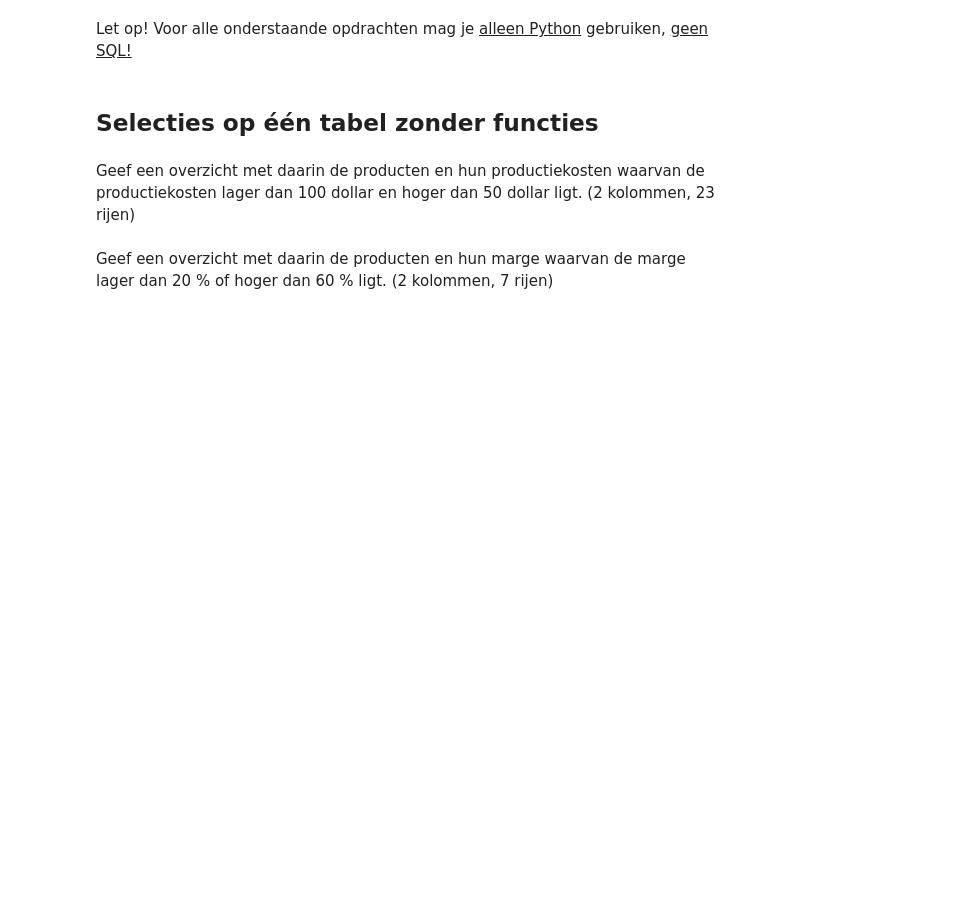
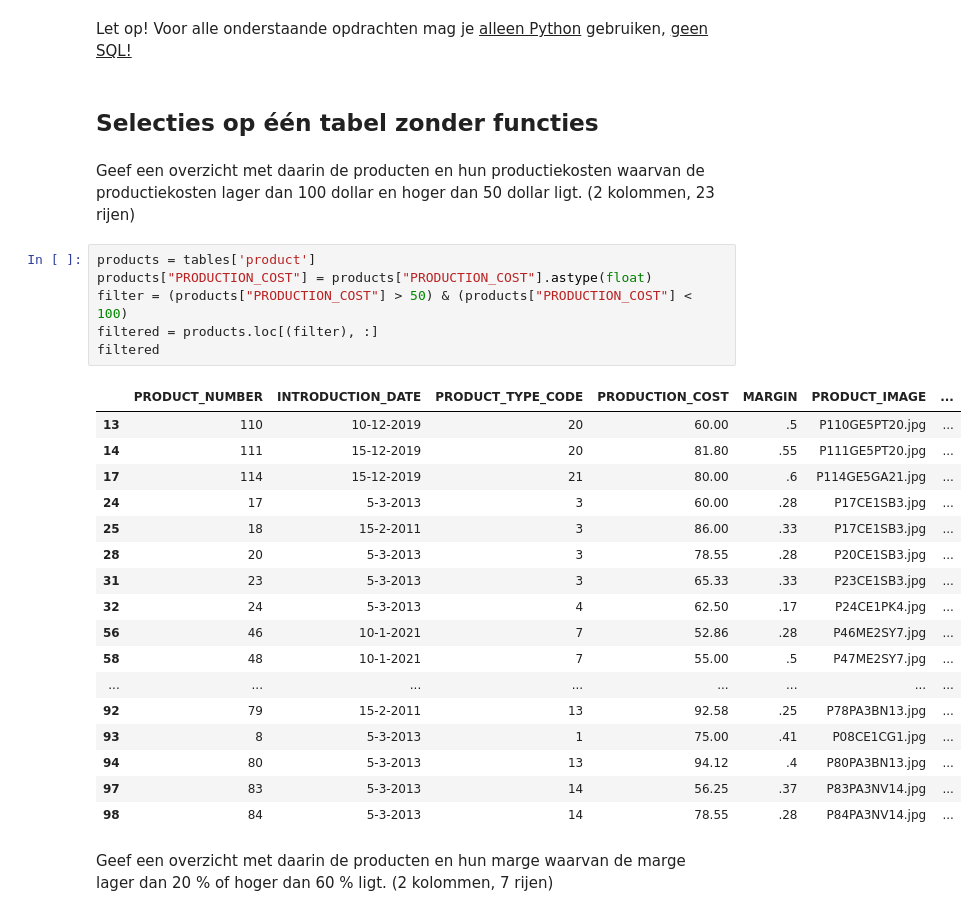
Before and after one commit to semkoolennl/SEM4-DEDS, a Jupyter notebook: week2/Practicum_2.3_Opdrachten.ipynb, the cells around one changed output. Saved outputs shown, nothing was run; the diff lists cells and outputs as text; blank space fills up the shorter version.

```diff
--- a/week2/Practicum_2.3_Opdrachten.ipynb
+++ b/week2/Practicum_2.3_Opdrachten.ipynb
@@ -31,5 +50,29 @@ Let op! Voor alle onderstaande opdrachten mag je <u>alleen Python</u> gebruiken,
 ## Selecties op één tabel zonder functies
 # %% [markdown]
 Geef een overzicht met daarin de producten en hun productiekosten waarvan de productiekosten lager dan 100 dollar en hoger dan 50 dollar ligt. (2 kolommen, 23 rijen)
+# %%
+products = tables['product']
+products["PRODUCTION_COST"] = products["PRODUCTION_COST"].astype(float)
+filter = (products["PRODUCTION_COST"] > 50) & (products["PRODUCTION_COST"] < 100)
+filtered = products.loc[(filter), :]
+filtered
+# %% [output]
+|  | PRODUCT_NUMBER | INTRODUCTION_DATE | PRODUCT_TYPE_CODE | PRODUCTION_COST | MARGIN | PRODUCT_IMAGE | ... |
+| 13 | 110 | 10-12-2019 | 20 | 60.00 | .5 | P110GE5PT20.jpg | ... |
+| 14 | 111 | 15-12-2019 | 20 | 81.80 | .55 | P111GE5PT20.jpg | ... |
+| 17 | 114 | 15-12-2019 | 21 | 80.00 | .6 | P114GE5GA21.jpg | ... |
+| 24 | 17 | 5-3-2013 | 3 | 60.00 | .28 | P17CE1SB3.jpg | ... |
+| 25 | 18 | 15-2-2011 | 3 | 86.00 | .33 | P17CE1SB3.jpg | ... |
+| 28 | 20 | 5-3-2013 | 3 | 78.55 | .28 | P20CE1SB3.jpg | ... |
+| 31 | 23 | 5-3-2013 | 3 | 65.33 | .33 | P23CE1SB3.jpg | ... |
+| 32 | 24 | 5-3-2013 | 4 | 62.50 | .17 | P24CE1PK4.jpg | ... |
+| 56 | 46 | 10-1-2021 | 7 | 52.86 | .28 | P46ME2SY7.jpg | ... |
+| 58 | 48 | 10-1-2021 | 7 | 55.00 | .5 | P47ME2SY7.jpg | ... |
+| ... | ... | ... | ... | ... | ... | ... | ... |
+| 92 | 79 | 15-2-2011 | 13 | 92.58 | .25 | P78PA3BN13.jpg | ... |
+| 93 | 8 | 5-3-2013 | 1 | 75.00 | .41 | P08CE1CG1.jpg | ... |
+| 94 | 80 | 5-3-2013 | 13 | 94.12 | .4 | P80PA3BN13.jpg | ... |
+| 97 | 83 | 5-3-2013 | 14 | 56.25 | .37 | P83PA3NV14.jpg | ... |
+| 98 | 84 | 5-3-2013 | 14 | 78.55 | .28 | P84PA3NV14.jpg | ... |
 # %% [markdown]
 Geef een overzicht met daarin de producten en hun marge waarvan de marge lager dan 20 % of hoger dan 60 % ligt. (2 kolommen, 7 rijen)
```
Also changed, not shown: parts of 29 cells of this notebook.
